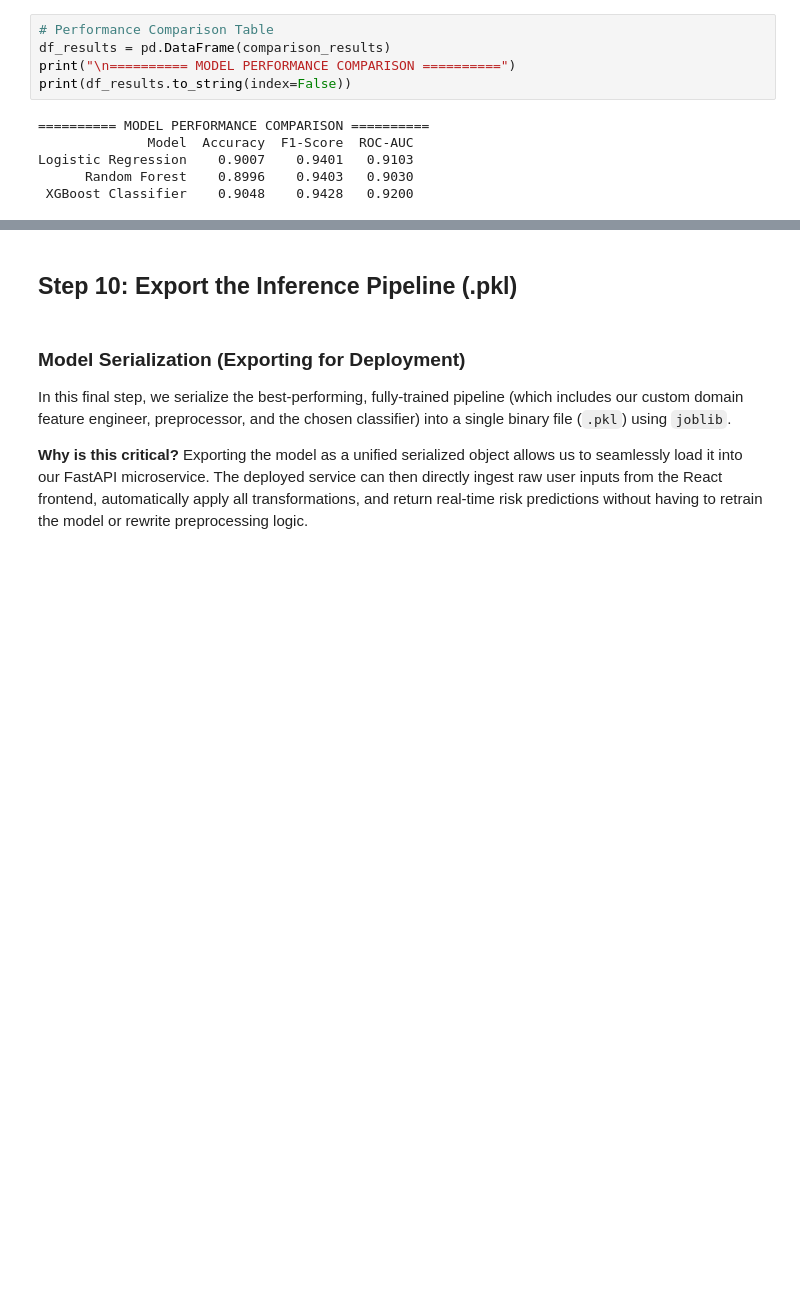
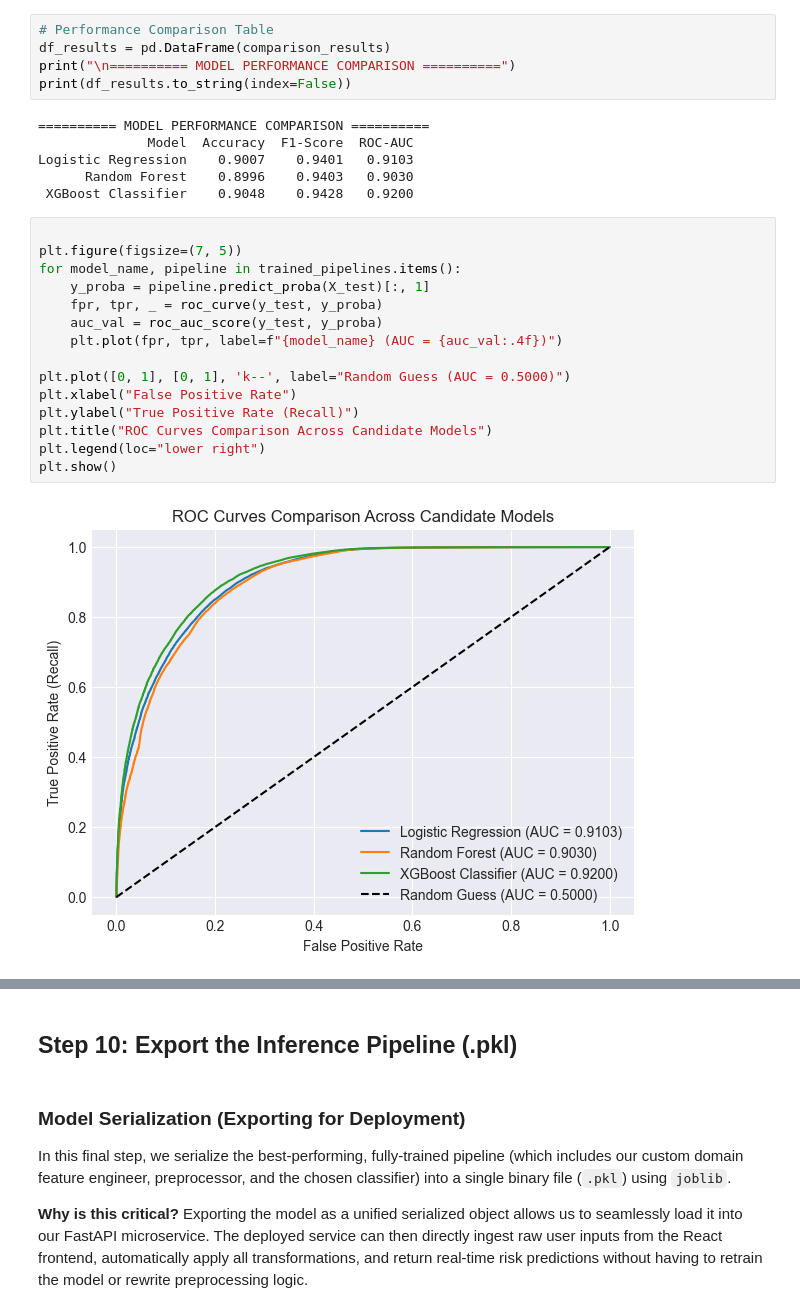
Before and after one commit to Anjana-Hesh/loan-risk-prediction-system, a Jupyter notebook: ml-service/notebooks/loan_risk_model_training.ipynb, the cells around one changed output, grey strips where cells are left out. Drawn from its saved outputs; the diff is of its cells as text; blank space fills up the shorter version.

```diff
--- a/ml-service/notebooks/loan_risk_model_training.ipynb
+++ b/ml-service/notebooks/loan_risk_model_training.ipynb
@@ -358,3 +370,20 @@ print(df_results.to_string(index=False))
 Logistic Regression    0.9007    0.9401   0.9103
       Random Forest    0.8996    0.9403   0.9030
  XGBoost Classifier    0.9048    0.9428   0.9200
+# %%
+
+plt.figure(figsize=(7, 5))
+for model_name, pipeline in trained_pipelines.items():
+    y_proba = pipeline.predict_proba(X_test)[:, 1]
+    fpr, tpr, _ = roc_curve(y_test, y_proba)
+    auc_val = roc_auc_score(y_test, y_proba)
+    plt.plot(fpr, tpr, label=f"{model_name} (AUC = {auc_val:.4f})")
+
+plt.plot([0, 1], [0, 1], 'k--', label="Random Guess (AUC = 0.5000)")
+plt.xlabel("False Positive Rate")
+plt.ylabel("True Positive Rate (Recall)")
+plt.title("ROC Curves Comparison Across Candidate Models")
+plt.legend(loc="lower right")
+plt.show()
+# %% [output]
+[figure, added]
```
Also changed, not shown: parts of 7 cells of this notebook, 1 other file.
